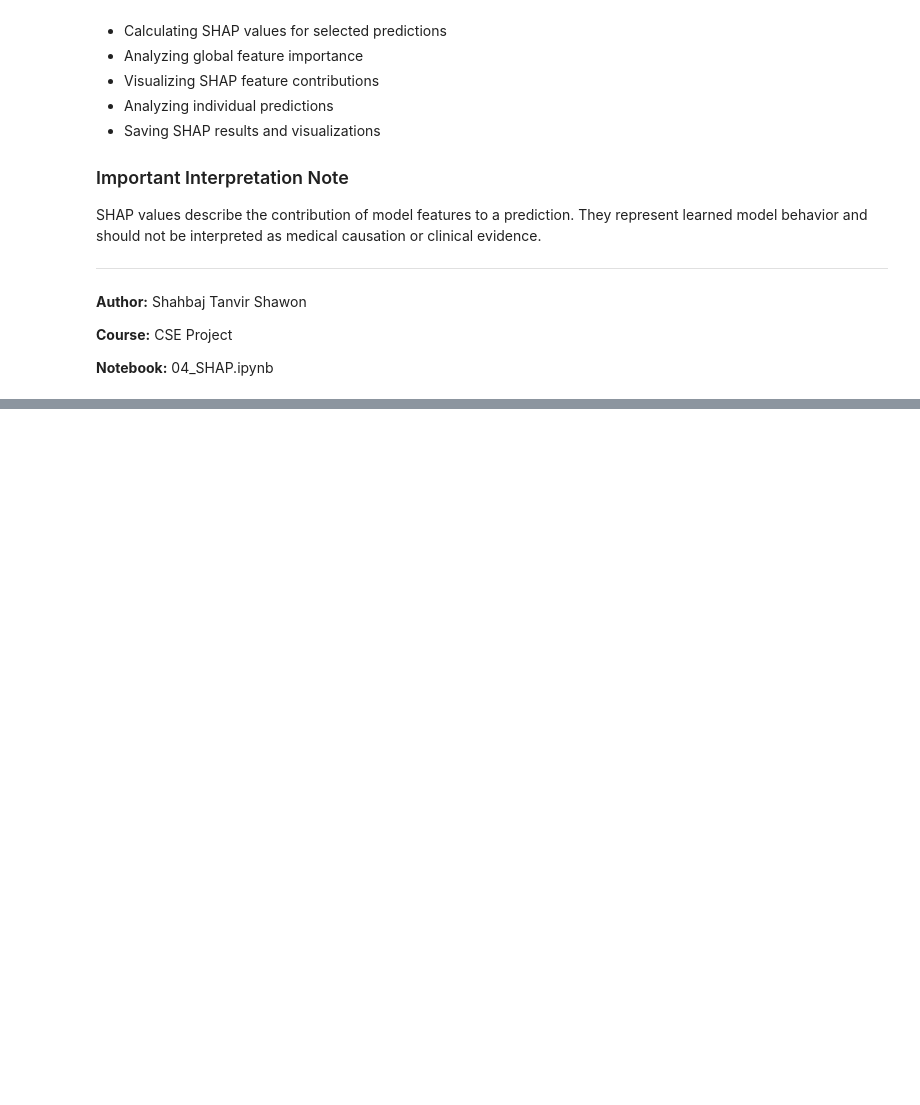
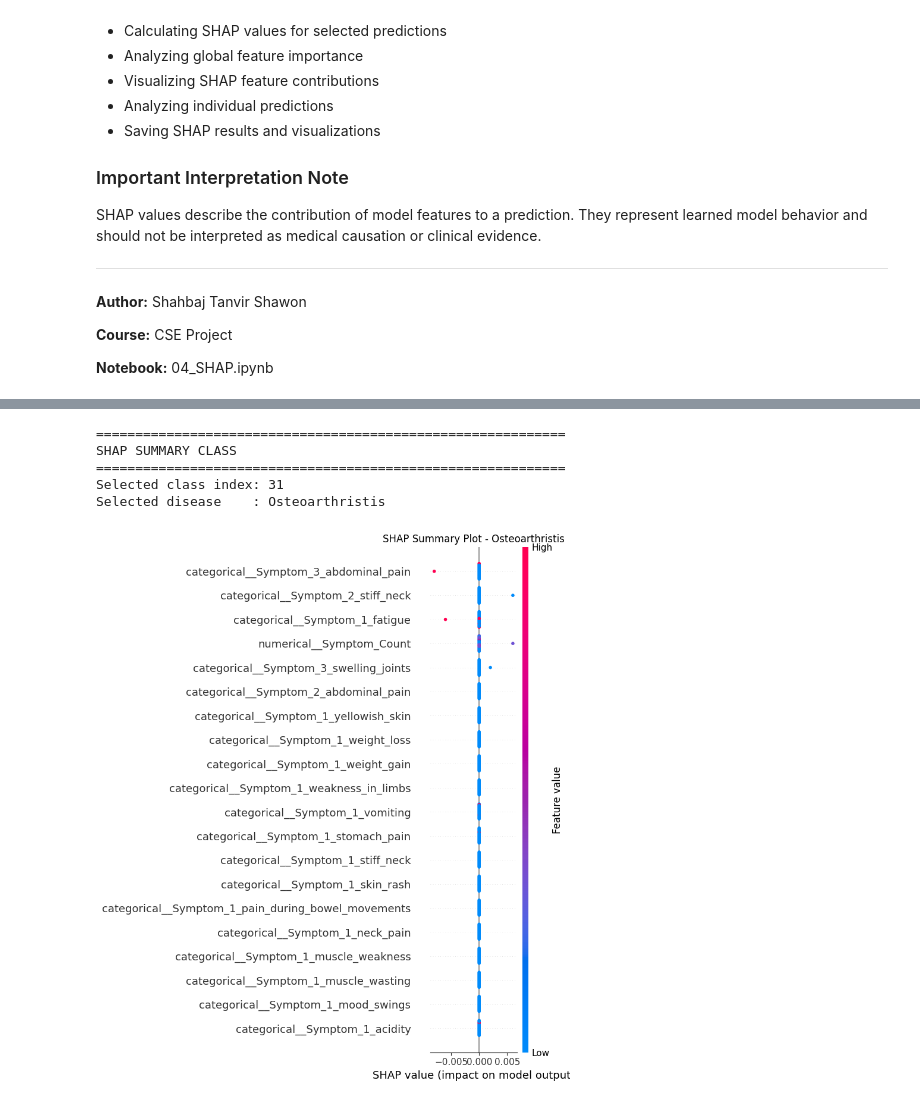
Before and after one commit to TanvirShawon20/AI-Disease-Prediction-System, a Jupyter notebook: notebooks/04_SHAP.ipynb, the cells around one changed output, grey strips where cells are left out. Cells and saved outputs as stored; diff of their text form; code cells hidden in the pictures; blank space fills up the shorter version.

```diff
--- a/notebooks/04_SHAP.ipynb
+++ b/notebooks/04_SHAP.ipynb
@@ -1376,0 +1138,76 @@ The project can now proceed toward:
+# %%
+# Determine the most frequently predicted class
+test_probabilities = pipeline.predict_proba(
+    X_test_shap
+)
+
+test_predictions = pipeline.predict(
+    X_test_shap
+)
+
+class_names = np.asarray(
+    model.classes_
+)
+
+predicted_class_indices = np.argmax(
+    test_probabilities,
+    axis=1
+)
+
+summary_class_idx = (
+    pd.Series(
+        predicted_class_indices
+    )
+    .value_counts()
+    .index[0]
+)
+
+summary_class_name = (
+    class_names[
+        summary_class_idx
+    ]
+)
+
+print("=" * 60)
+print("SHAP SUMMARY CLASS")
+print("=" * 60)
+
+print(
+    f"Selected class index: "
+    f"{summary_class_idx}"
+)
+
+print(
+    f"Selected disease    : "
+    f"{summary_class_name}"
+)
+
+plt.figure(
+    figsize=(10, 8)
+)
+
+shap.summary_plot(
+    shap_array[
+        :,
+        :,
+        summary_class_idx
+    ],
+    X_explain_transformed,
+    feature_names=feature_names,
+    show=False
+)
+
+plt.title(
+    f"SHAP Summary Plot - {summary_class_name}"
+)
+
+plt.tight_layout()
+
+plt.show()
+# %% [output]
+============================================================
+SHAP SUMMARY CLASS
+============================================================
+Selected class index: 31
+Selected disease    : Osteoarthristis
+[figure, added]
```
Also changed, not shown: parts of 122 cells of this notebook, 12 other files.
